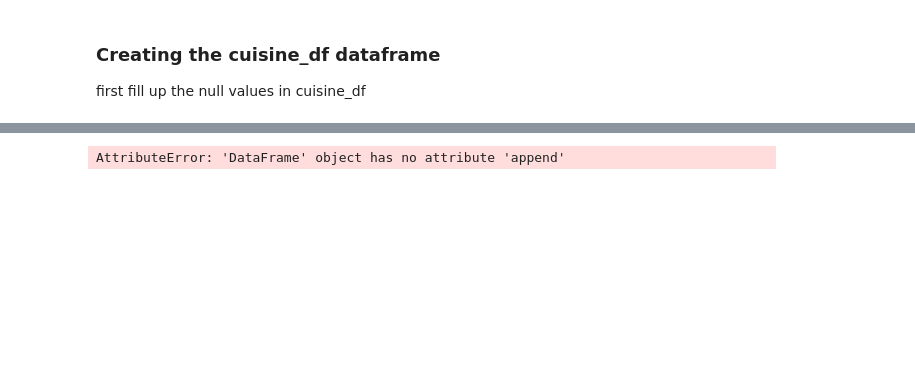
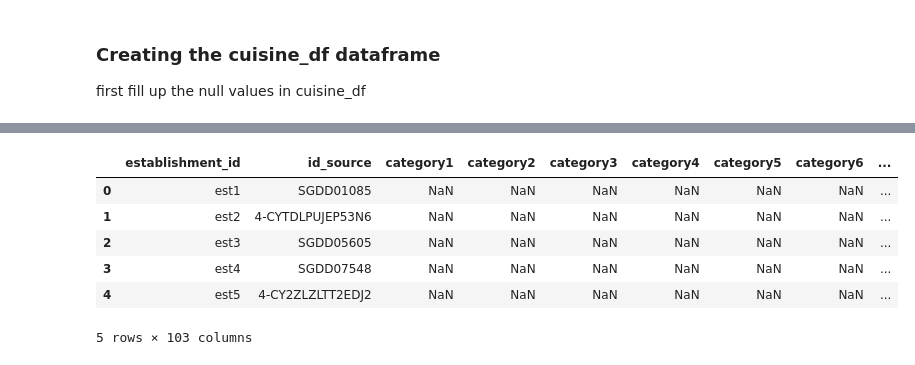
Before and after one commit to leehegithub/grab_restuarant_analysis, a Jupyter notebook: reading_csv.ipynb, the cells around one changed output, grey strips where cells are left out. Drawn from its saved outputs; the diff is of its cells as text; code cells hidden in the pictures; blank space fills up the shorter version.

Commit message:
im commiting reading_csv on cuisine_df

```diff
--- a/reading_csv.ipynb
+++ b/reading_csv.ipynb
@@ -229,18 +238,0 @@ restaurant_df = restaurant_df[['Id_source', 'name', 'address', 'rating', 'review
-# %%
-#creating a new dataframe with only the cuisine category
-cuisine_df=pd.DataFrame(columns=['source_id','cuisine'])
-
-#iterate rows through each row of the original main_df
-
-for idx,row in main_df.iterrows():
-    #extract cuisine type
-    cuisines = row['cuisine']
-
-    #iterate through each cuisine type
-    for cuisine in cuisines:
-        #append the cuisine type and source column ID to the newly created cuisine_df
-        cuisine_df=cuisine_df.append({'source_id': row['source_id','cuisine': cuisine]}, ignore_index=True)
-
-cuisine_df.head()
-# %% [output]
-AttributeError: 'DataFrame' object has no attribute 'append'
@@ -246,0 +263,57 @@ AttributeError: 'DataFrame' object has no attribute 'append'
+# %%
+import pandas as pd
+import numpy as np
+
+# Create an empty list to store dictionaries representing rows to append
+rows_to_append = []
+
+# Find the maximum number of categories in any row
+max_categories = establishment_df['cuisine'].apply(len).max()
+
+# Create column names for categories
+category_columns = [f'category{i}' for i in range(1, max_categories + 1)]
+
+# Iterate through each row of the original DataFrame
+for idx, row in establishment_df.iterrows():
+    # Check if the value in the 'cuisine' column is a list
+    if isinstance(row['cuisine'], list):
+        # Convert cuisine list to lowercase
+        categories_lower = [category.lower() for category in row['cuisine']]
+    else:
+        # If it's not a list (e.g., NaN), assign an empty list
+        categories_lower = []
+
+    # Create a primary key column called establishment_id with text 'est' followed by the index
+    establishment_id = f'est{idx + 1}'
+
+    # Create a dictionary to hold the data for the current row
+    row_data = {'establishment_id': establishment_id, 'id_source': row['id_source']}
+
+ # Assign the category values to the appropriate category columns
+    for i, category in enumerate(categories_lower, start=1):
+        row_data[f'category{i}'] = category
+
+    # Fill NaN values for the remaining category columns
+    for i in range(len(categories_lower) + 1, int(max_categories) + 1):
+        row_data[f'category{i}'] = np.nan
+
+    # Append the row data to the list
+    rows_to_append.append(row_data)
+
+# Create a new DataFrame from the list of dictionaries
+cuisine_df = pd.DataFrame(rows_to_append)
+
+# Reorder the columns to match the original establishment_df
+cuisine_df = cuisine_df[['establishment_id', 'id_source'] + category_columns]
+
+
+# Display the resulting cuisine DataFrame
+cuisine_df.head()
+# %% [output]
+|  | establishment_id | id_source | category1 | category2 | category3 | category4 | category5 | category6 | ... |
+| 0 | est1 | SGDD01085 | NaN | NaN | NaN | NaN | NaN | NaN | ... |
+| 1 | est2 | 4-CYTDLPUJEP53N6 | NaN | NaN | NaN | NaN | NaN | NaN | ... |
+| 2 | est3 | SGDD05605 | NaN | NaN | NaN | NaN | NaN | NaN | ... |
+| 3 | est4 | SGDD07548 | NaN | NaN | NaN | NaN | NaN | NaN | ... |
+| 4 | est5 | 4-CY2ZLZLTT2EDJ2 | NaN | NaN | NaN | NaN | NaN | NaN | ... |
+5 rows × 103 columns
```
Also changed, not shown: parts of 5 cells of this notebook.
